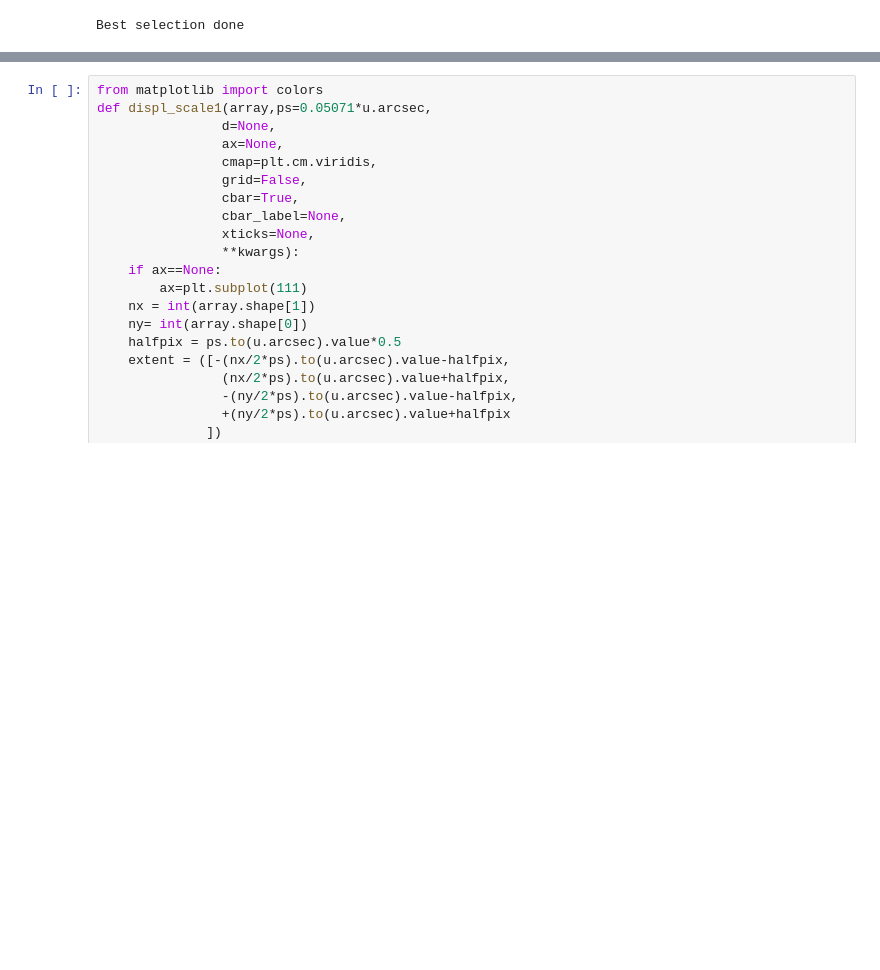
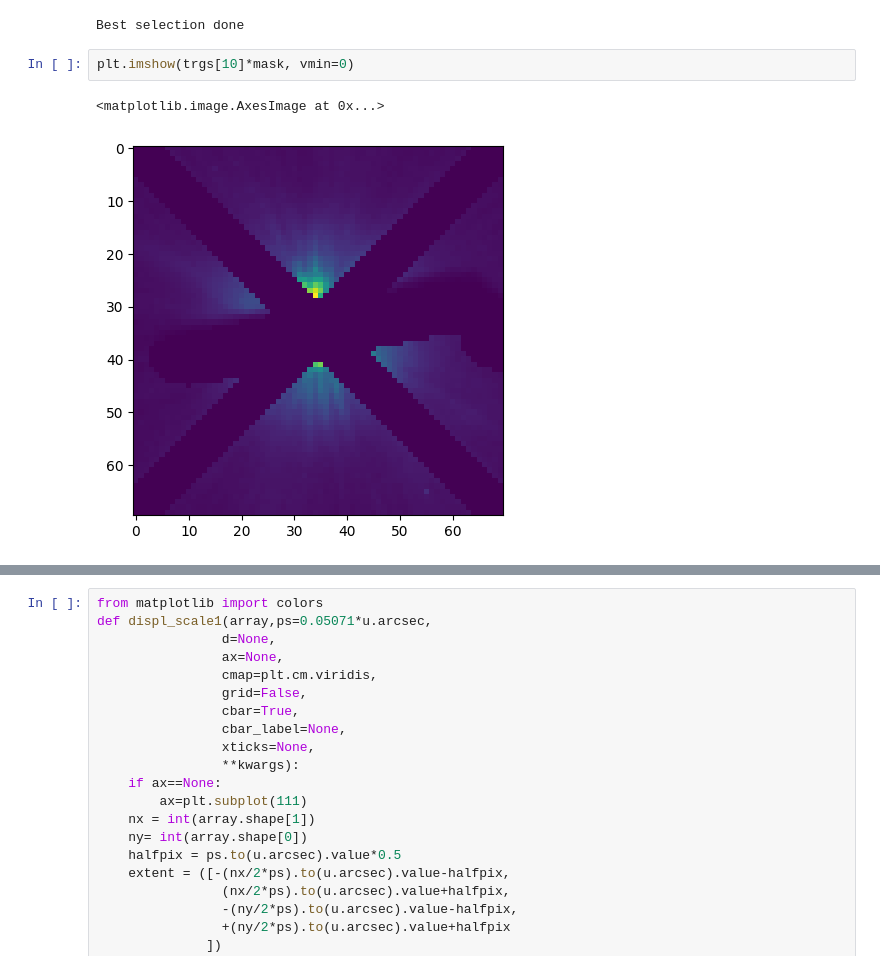
Before and after one commit to saikrishanthpm/pyNMF, a Jupyter notebook: New_reductions.ipynb, the cells around one changed output, grey strips where cells are left out. Cells and saved outputs as stored; diff of their text form; blank space fills up the shorter version.

```diff
--- a/New_reductions.ipynb
+++ b/New_reductions.ipynb
@@ -430,3 +492,8 @@ new_refs = np.array(new_refs)
 new_refs_err = np.array(new_refs_err)
 # %% [output]
 Best selection done
+# %%
+plt.imshow(trgs[10]*mask, vmin=0)
+# %% [output]
+<matplotlib.image.AxesImage at 0x...>
+[figure, added]
```
Also changed, not shown: parts of 27 cells of this notebook, 1 other file.
